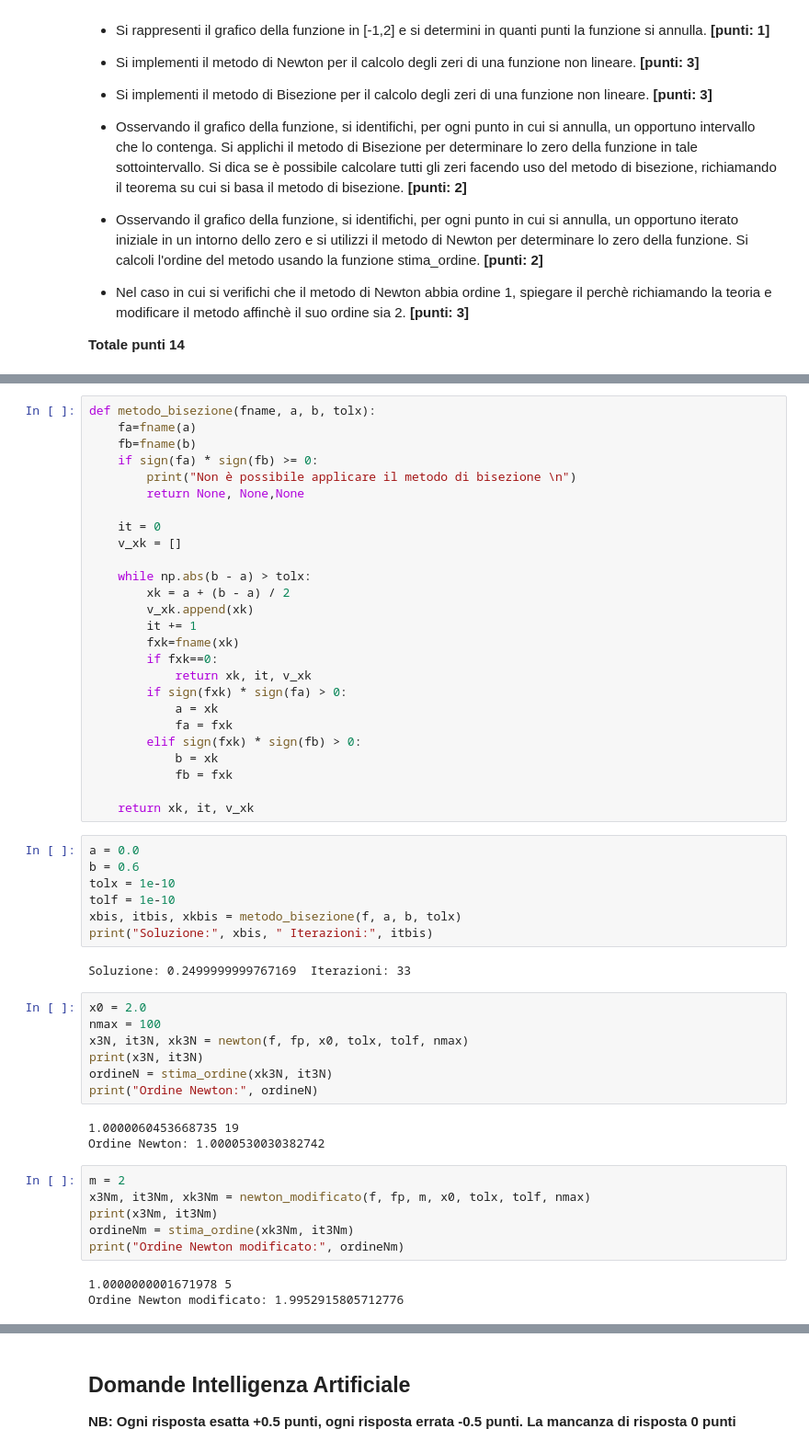
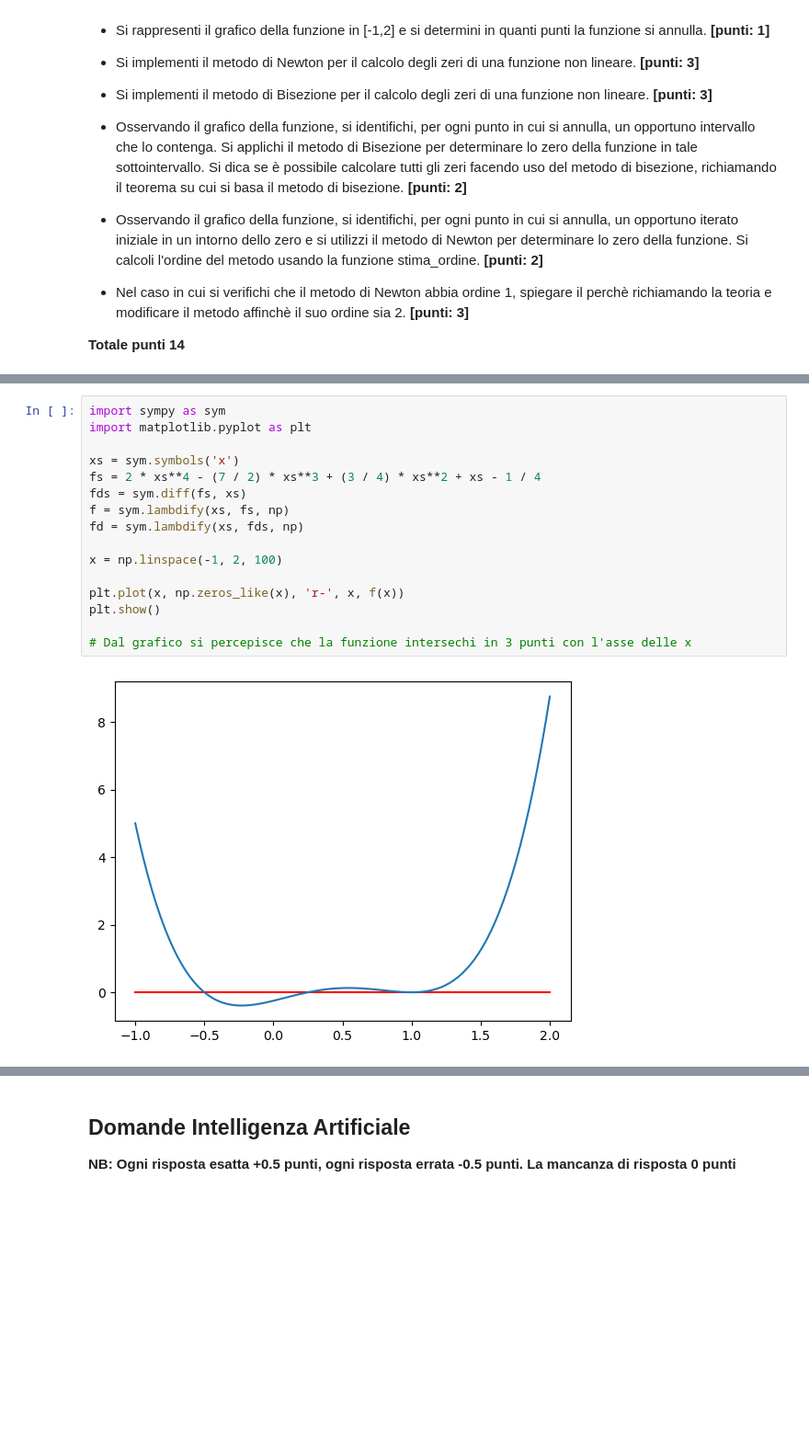
Before and after one commit to FireSoul04/unibo_projects, a Jupyter notebook: numerical_methods/exercises/Esame_Metodi_Numerici_12_06_2024_Turno_II.ipynb, the cells around one changed output, grey strips where cells are left out. Shown: that part at 92% size. Drawn from its saved outputs; the diff is of its cells as text; blank space fills up the shorter version.

```diff
--- a/numerical_methods/exercises/Esame_Metodi_Numerici_12_06_2024_Turno_II.ipynb
+++ b/numerical_methods/exercises/Esame_Metodi_Numerici_12_06_2024_Turno_II.ipynb
@@ -159,54 +204,18 @@ def newton_modificato(fname,fpname,m,x0,tolx,tolf,nmax):
-# %%
-def metodo_bisezione(fname, a, b, tolx):
-    fa=fname(a)
-    fb=fname(b)
-    if sign(fa) * sign(fb) >= 0:
-        print("Non è possibile applicare il metodo di bisezione \n")
-        return None, None,None
-
-    it = 0
-    v_xk = []
-
-    while np.abs(b - a) > tolx:
-        xk = a + (b - a) / 2
-        v_xk.append(xk)
-        it += 1
-        fxk=fname(xk)
-        if fxk==0:
-            return xk, it, v_xk
-        if sign(fxk) * sign(fa) > 0:
-            a = xk
-            fa = fxk
-        elif sign(fxk) * sign(fb) > 0:
-            b = xk
-            fb = fxk
-
-    return xk, it, v_xk
-# %%
-a = 0.0
-b = 0.6
-tolx = 1e-10
-tolf = 1e-10
-xbis, itbis, xkbis = metodo_bisezione(f, a, b, tolx)
-print("Soluzione:", xbis, " Iterazioni:", itbis)
-# %% [output]
-Soluzione: 0.2499999999767169  Iterazioni: 33
-# %%
-x0 = 2.0
-nmax = 100
-x3N, it3N, xk3N = newton(f, fp, x0, tolx, tolf, nmax)
-print(x3N, it3N)
-ordineN = stima_ordine(xk3N, it3N)
-print("Ordine Newton:", ordineN)
-# %% [output]
-1.0000060453668735 19
-Ordine Newton: 1.0000530030382742
-# %%
-m = 2
-x3Nm, it3Nm, xk3Nm = newton_modificato(f, fp, m, x0, tolx, tolf, nmax)
-print(x3Nm, it3Nm)
-ordineNm = stima_ordine(xk3Nm, it3Nm)
-print("Ordine Newton modificato:", ordineNm)
-# %% [output]
-1.0000000001671978 5
-Ordine Newton modificato: 1.9952915805712776
+# %%
+import sympy as sym
+import matplotlib.pyplot as plt
+
+xs = sym.symbols('x')
+fs = 2 * xs**4 - (7 / 2) * xs**3 + (3 / 4) * xs**2 + xs - 1 / 4
+fds = sym.diff(fs, xs)
+f = sym.lambdify(xs, fs, np)
+fd = sym.lambdify(xs, fds, np)
+
+x = np.linspace(-1, 2, 100)
+
+plt.plot(x, np.zeros_like(x), 'r-', x, f(x))
+plt.show()
+
+# Dal grafico si percepisce che la funzione intersechi in 3 punti con l'asse delle x
+# %% [output]
+[figure, added]
```
Also changed, not shown: parts of 26 cells of this notebook, 19 other files.
